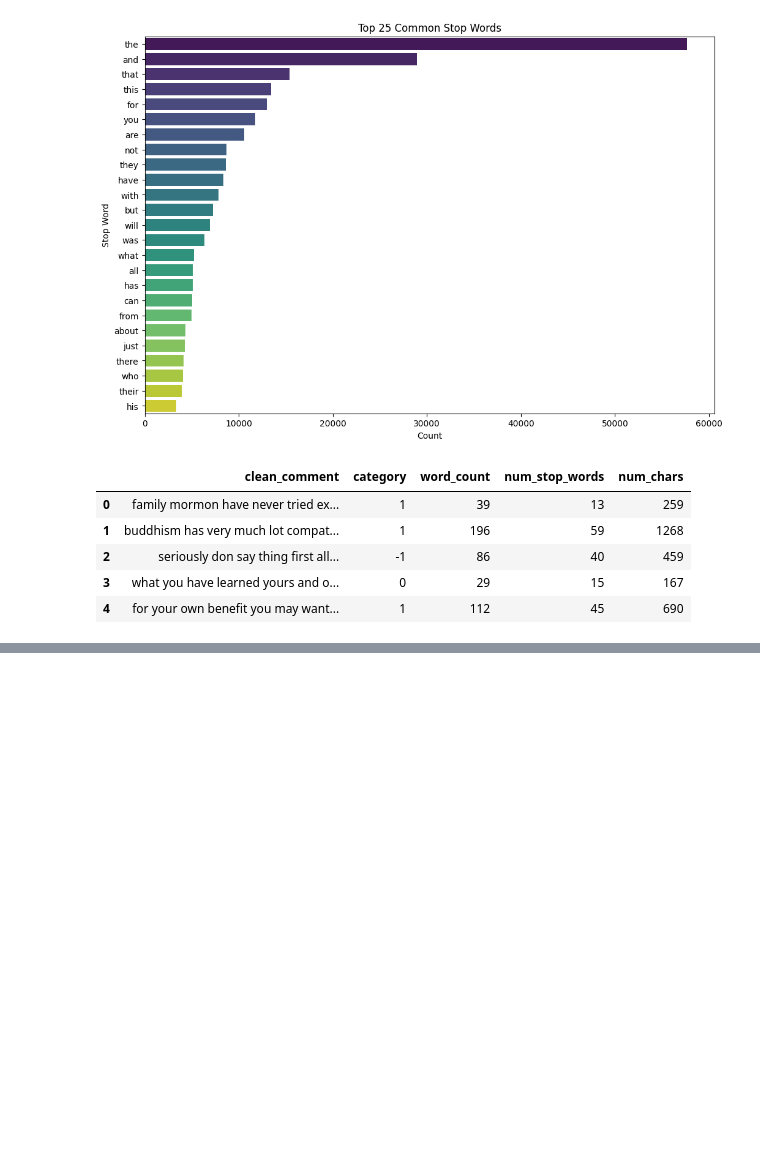
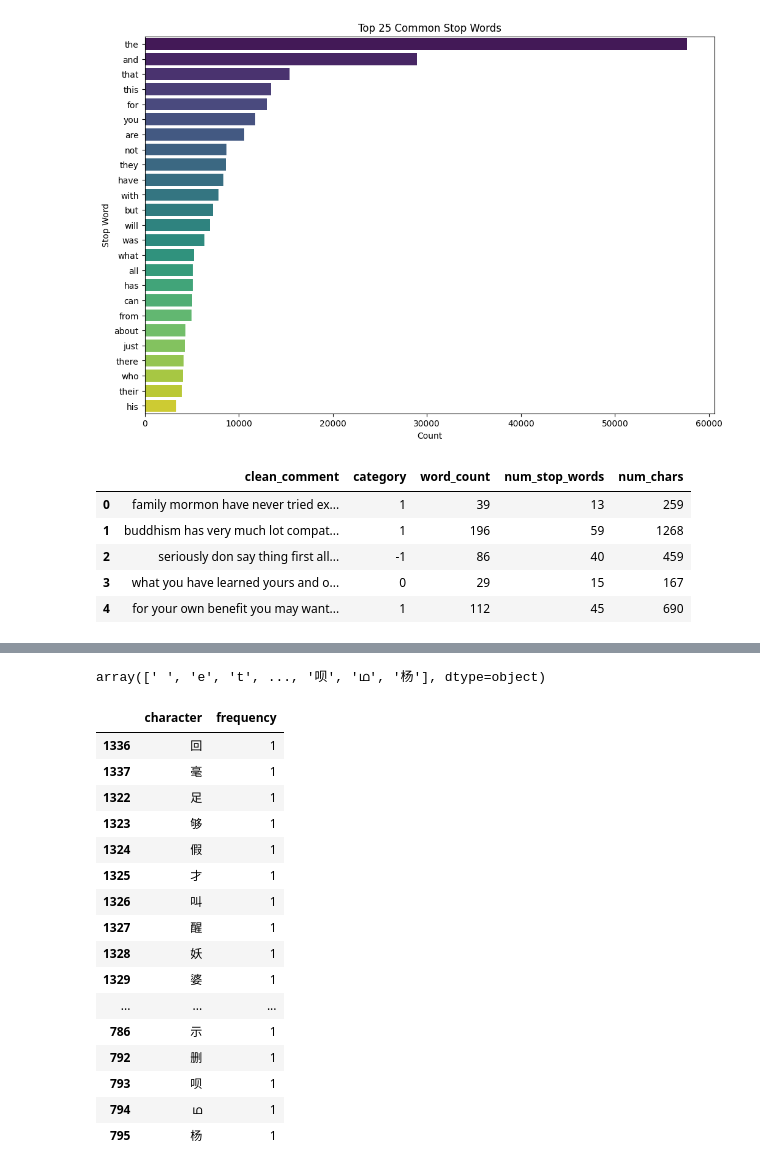
Before and after one commit to Gavesh99324/Sentiment-Analysis, a Jupyter notebook: notebooks/1_Preprocessing_&_EDA.ipynb, the cells around one changed output, grey strips where cells are left out. Drawn from its saved outputs; the diff is of its cells as text; code cells hidden in the pictures; blank space fills up the shorter version.

```diff
--- a/notebooks/1_Preprocessing_&_EDA.ipynb
+++ b/notebooks/1_Preprocessing_&_EDA.ipynb
@@ -343,0 +357,31 @@ df.head()
+# %%
+from collections import Counter
+all_text = ' '.join(df['clean_comment'])
+
+char_frequency = Counter(all_text)
+
+char_frequency_df = pd.DataFrame(char_frequency.items(), columns=['character', 'frequency']).sort_values(by='frequency', ascending=False)
+# %%
+char_frequency_df['character'].values
+# %% [output]
+array([' ', 'e', 't', ..., '呗', 'ഥ', '杨'], dtype=object)
+# %%
+char_frequency_df.tail(50)
+# %% [output]
+|  | character | frequency |
+| 1336 | 回 | 1 |
+| 1337 | 毫 | 1 |
+| 1322 | 足 | 1 |
+| 1323 | 够 | 1 |
+| 1324 | 假 | 1 |
+| 1325 | 才 | 1 |
+| 1326 | 叫 | 1 |
+| 1327 | 醒 | 1 |
+| 1328 | 妖 | 1 |
+| 1329 | 婆 | 1 |
+| ... | ... | ... |
+| 786 | 示 | 1 |
+| 792 | 删 | 1 |
+| 793 | 呗 | 1 |
+| 794 | ഥ | 1 |
+| 795 | 杨 | 1 |
```
Also changed, not shown: parts of 14 cells of this notebook.
